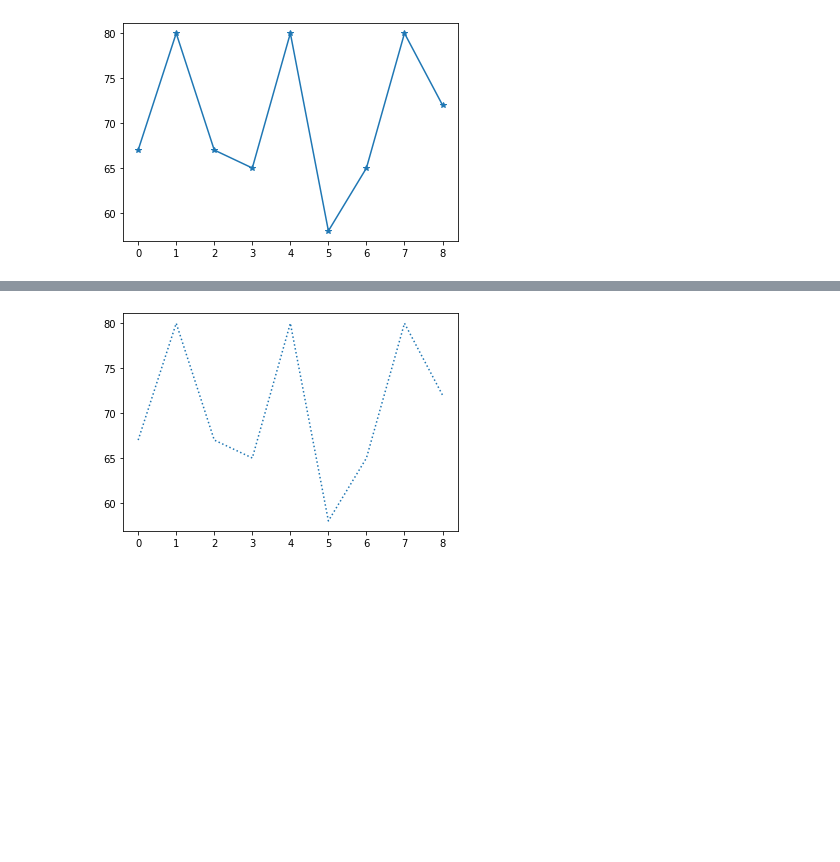
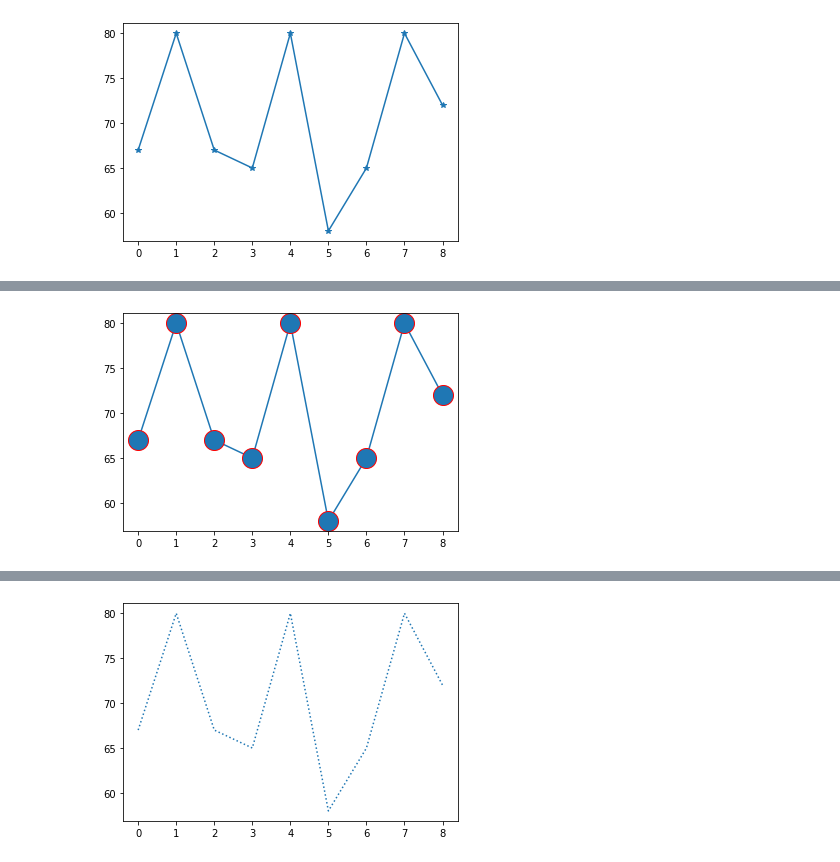
Before and after one commit to indukuribhavana/python-programs, a Jupyter notebook: matplotlib.ipynb, the cells around one changed output, grey strips where cells are left out. Cells and saved outputs as stored; diff of their text form; code cells hidden in the pictures; blank space fills up the shorter version.

```diff
--- a/matplotlib.ipynb
+++ b/matplotlib.ipynb
@@ -190,0 +223,10 @@ plt.show()
+# %%
+import matplotlib.pyplot as plt
+import numpy as np
+
+ypoints = np.array([67,80,67,65,80,58,65,80,72])
+
+plt.plot(ypoints, marker = 'o', ms = 20, mec = 'r')
+plt.show()
+# %% [output]
+[figure, added]
```
Also changed, not shown: parts of 26 cells of this notebook.
